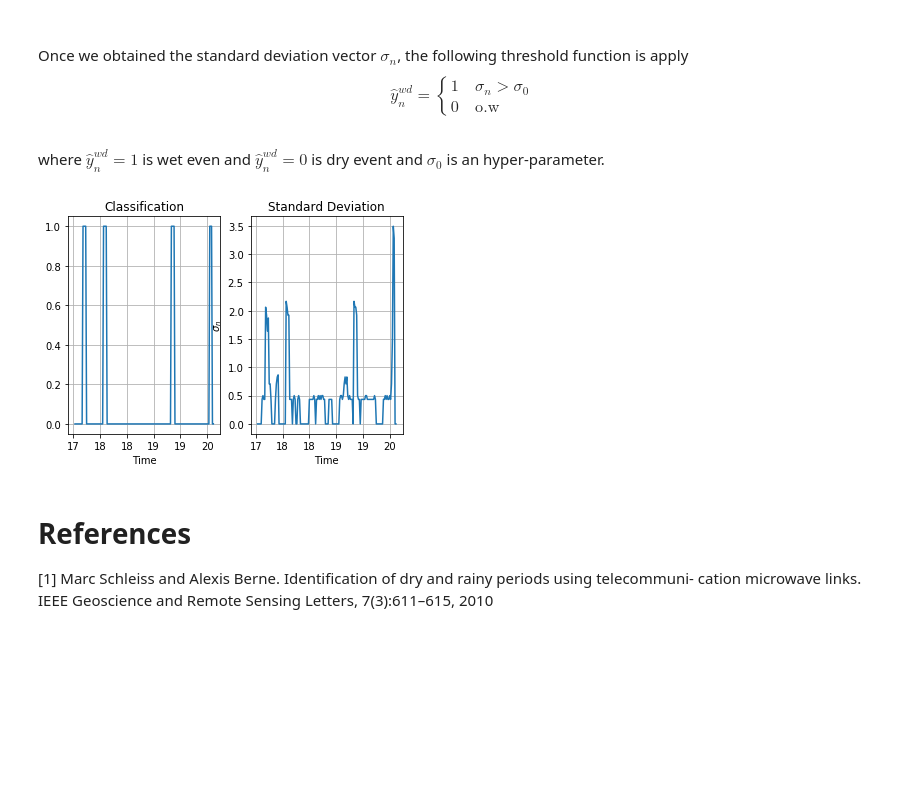
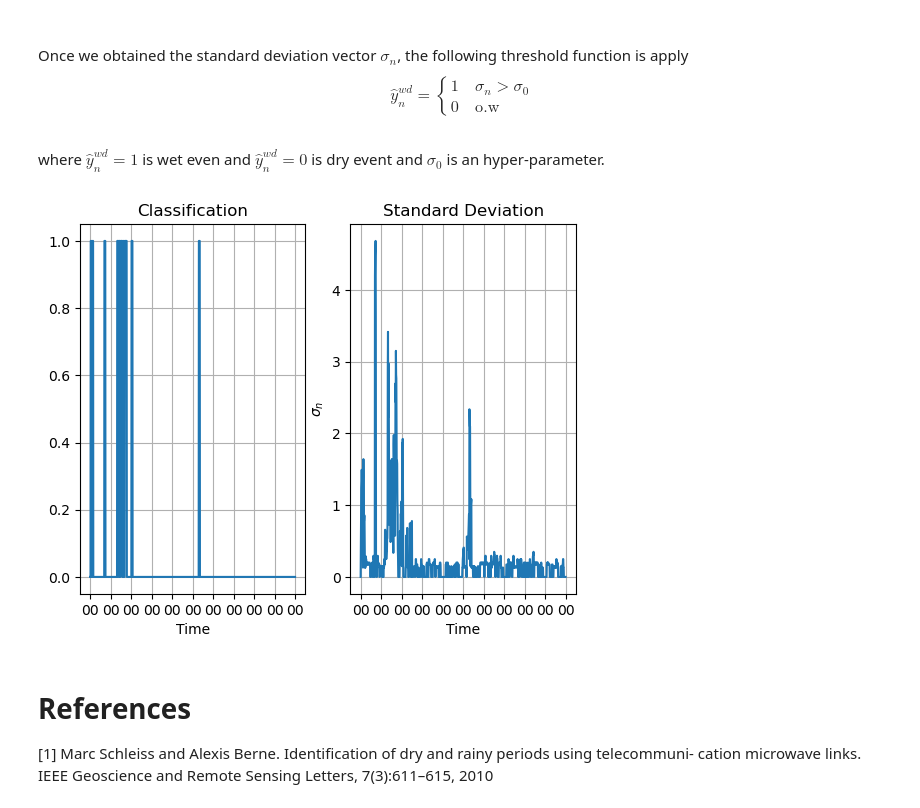
Before and after one commit to haihabi/PyNNcml, a Jupyter notebook: examples/wet_dry_classification.ipynb, the cells around one changed output. Saved outputs shown, nothing was run; the diff lists cells and outputs as text; code cells hidden in the pictures; blank space fills up the shorter version.

```diff
--- a/examples/wet_dry_classification.ipynb
+++ b/examples/wet_dry_classification.ipynb
@@ -18,0 +8,11 @@ plt.show()
+# %%
+xy_min = [1.29e6, 0.565e6]  # Link Region
+xy_max = [1.34e6, 0.5875e6]
+time_slice = slice("2015-06-01", "2015-06-10")  # Time Interval
+# %%
+link_set, ps = pnc.datasets.load_open_mrg(xy_min=xy_min, xy_max=xy_max, time_slice=time_slice, change2min_max=True)
+link_set.plot_links(scale=True, scale_factor=64)
+plt.grid()
+plt.tick_params(left=False, right=False, labelleft=False, labelbottom=False, bottom=False)
+plt.show()#%% md
+# Select Link and Plot link data
@@ -33,25 +41,25 @@ Once we obtained the standard deviation vector $\sigma_n$, the following thresho
 \end{equation} <br>
 where $\hat{y}^{wd}_n=1$ is wet even and $\hat{y}^{wd}_n=0$ is dry event and $\sigma_0$ is an hyper-parameter.
 # %%
-swd = pnc.wet_dry.statistics_wet_dry(1.1, 4) # init classification model
-wd_classification, std_vector = swd(link_data.attenuation()) # run classification method
+swd = pnc.scm.wet_dry.statistics_wet_dry(1.1, 4) # init classification model
+wd_classification, std_vector = swd(link_set.get_link(0).attenuation()) # run classification method
 # %%
 plt.subplot(1, 2, 1)
-plt.plot(link_data.time(), wd_classification.numpy()[0, :])
+plt.plot(link_set.get_link(0).time(), wd_classification.numpy()[0, :])
 plt.title('Classification')
 plt.xlabel('Time')
 pnc.change_x_axis_time_format('%H')
 plt.grid()
 plt.subplot(1, 2, 2)
-plt.plot(link_data.time(), std_vector.numpy()[0, :])
+plt.plot(link_set.get_link(0).time(), std_vector.numpy()[0, :])
 plt.xlabel('Time')
 plt.title('Standard Deviation')
 pnc.change_x_axis_time_format('%H')
 plt.ylabel(r'$\sigma_n$')
 plt.grid()
 plt.show()
 # %% [output]
-[figure, old version]
+[figure, new version]
 # %% [markdown]
 # References
 [1] Marc Schleiss and Alexis Berne. Identification of dry and rainy periods using telecommuni-
```
Also changed, not shown: parts of 5 cells of this notebook, 14 other files.
